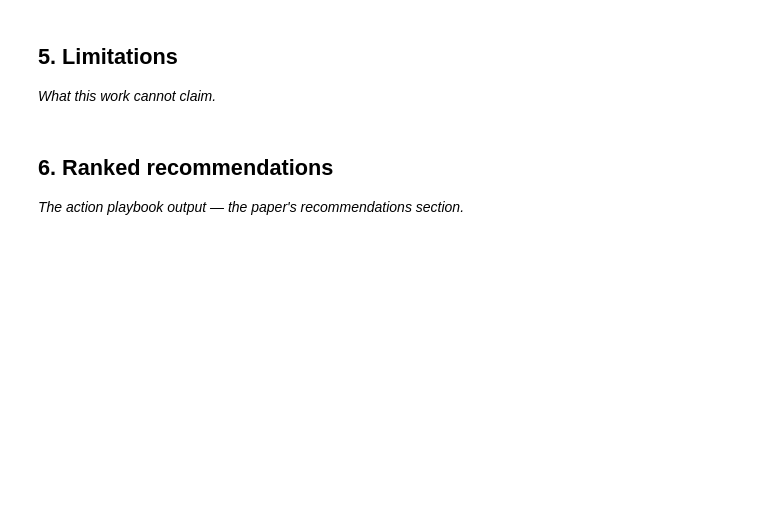
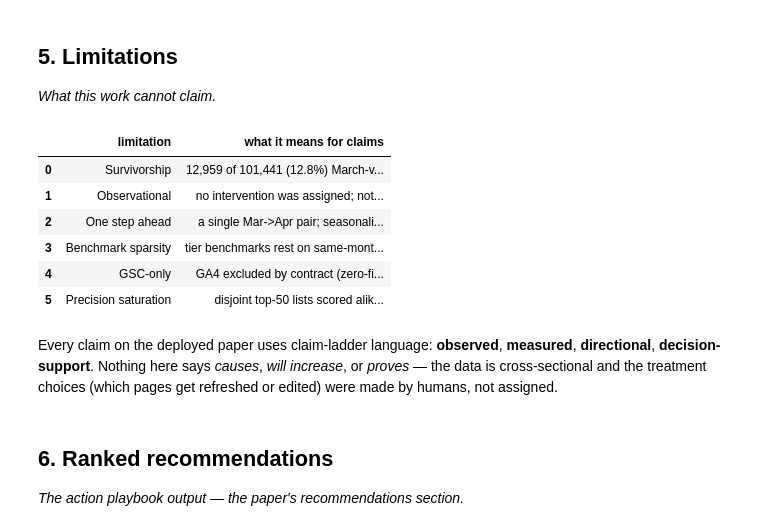
Before and after one commit to rashidsami10000-afk/rashid-flyrank-internship-ml-owncopy, a Jupyter notebook: work/notebooks/capstone.ipynb, the cells around one changed output. Drawn from its saved outputs; the diff is of its cells as text; code cells hidden in the pictures; blank space fills up the shorter version.

```diff
--- a/work/notebooks/capstone.ipynb
+++ b/work/notebooks/capstone.ipynb
@@ -26,6 +203,31 @@ This skeleton is yours to fill. Work the sections **in order** — each one has
 ## 5. Limitations
 
 *What this work cannot claim.*
+# %%
+lim = m06['leakage_checks']['survivorship']
+rows = [
+    ('Survivorship', f"{lim['dropped_no_april_label']:,} of {lim['kept']+lim['dropped_no_april_label']:,} "
+     f"(12.8%) March-visible pages earn no April label; the queue learns on survivors"),
+    ('Observational', 'no intervention was assigned; nothing here supports causal claims'),
+    ('One step ahead', 'a single Mar->Apr pair; seasonality and algorithm drift unmeasured'),
+    ('Benchmark sparsity', 'tier benchmarks rest on same-month medians; support travels with each row'),
+    ('GSC-only', 'GA4 excluded by contract (zero-fill hazard); engagement out of scope'),
+    ('Precision saturation', 'disjoint top-50 lists scored alike; within-queue order is directional'),
+]
+display(pd.DataFrame(rows, columns=['limitation', 'what it means for claims']))
+# %% [output]
+|  | limitation | what it means for claims |
+| 0 | Survivorship | 12,959 of 101,441 (12.8%) March-v... |
+| 1 | Observational | no intervention was assigned; not... |
+| 2 | One step ahead | a single Mar->Apr pair; seasonali... |
+| 3 | Benchmark sparsity | tier benchmarks rest on same-mont... |
+| 4 | GSC-only | GA4 excluded by contract (zero-fi... |
+| 5 | Precision saturation | disjoint top-50 lists scored alik... |
+# %% [markdown]
+Every claim on the deployed paper uses claim-ladder language: **observed**, **measured**,
+**directional**, **decision-support**. Nothing here says *causes*, *will increase*, or *proves*
+— the data is cross-sectional and the treatment choices (which pages get refreshed or edited)
+were made by humans, not assigned.
 # %% [markdown]
 ## 6. Ranked recommendations
 
```
Also changed, not shown: parts of 13 cells of this notebook.
